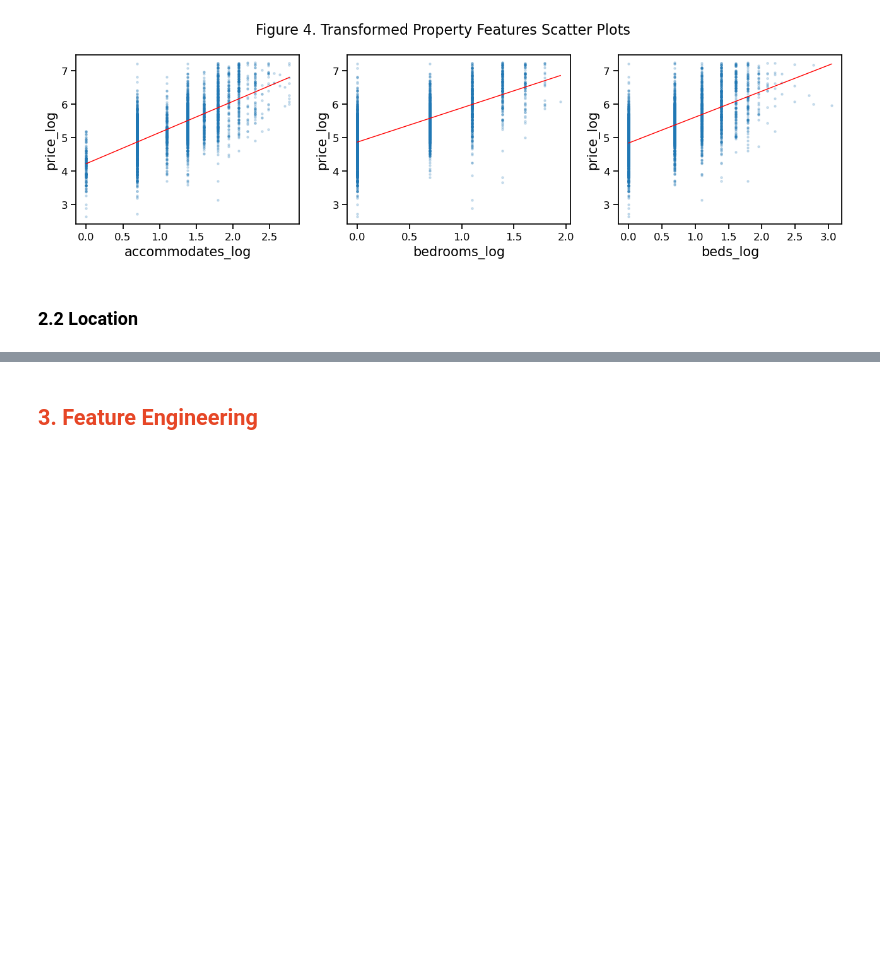
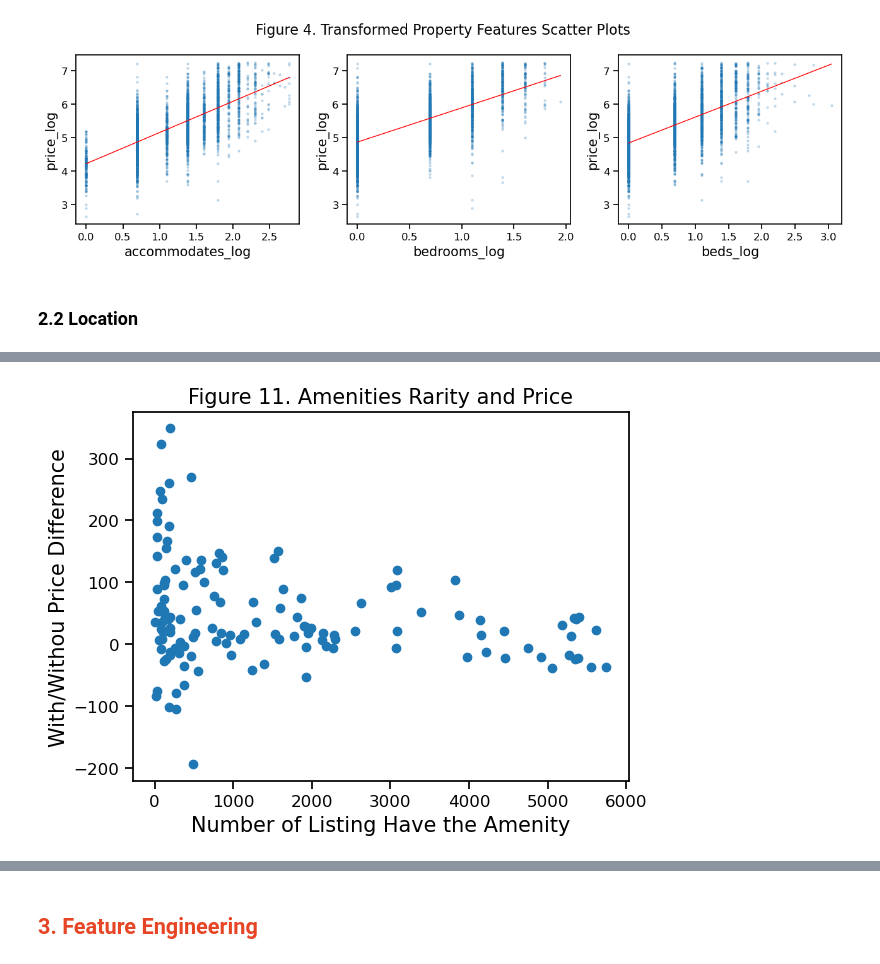
Before and after one commit to Jamielimingzhe/QBUS6810, a Jupyter notebook: QBUS6810_Group18_Notebook.ipynb, the cells around one changed output, grey strips where cells are left out. Drawn from its saved outputs; the diff is of its cells as text; code cells hidden in the pictures; blank space fills up the shorter version.

```diff
--- a/QBUS6810_Group18_Notebook.ipynb
+++ b/QBUS6810_Group18_Notebook.ipynb
@@ -433,0 +426,8 @@ plt.show()
+# %%
+plt.scatter(amen_count_diff['count'],amen_count_diff['diff'])
+plt.title('Figure 11. Amenities Rarity and Price')
+plt.xlabel('Number of Listing Have the Amenity')
+plt.ylabel('With/Withou Price Difference')
+plt.show()
+# %% [output]
+[figure, added]
```
Also changed, not shown: parts of 39 cells of this notebook, 1 other file.
